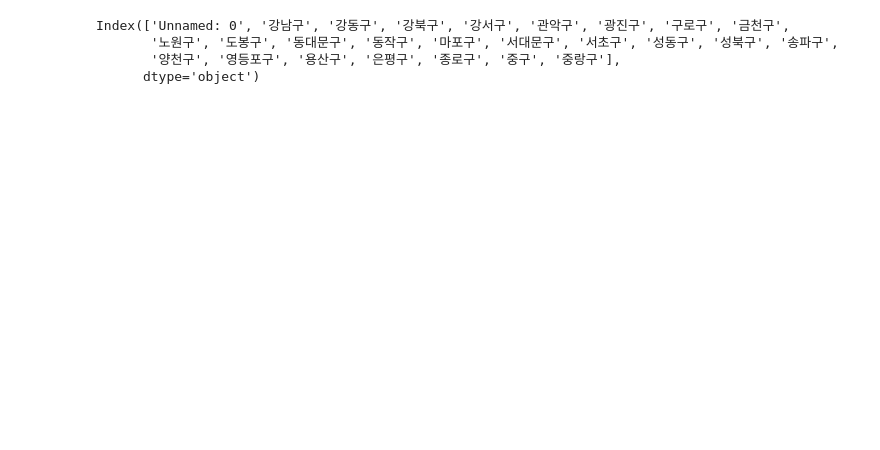
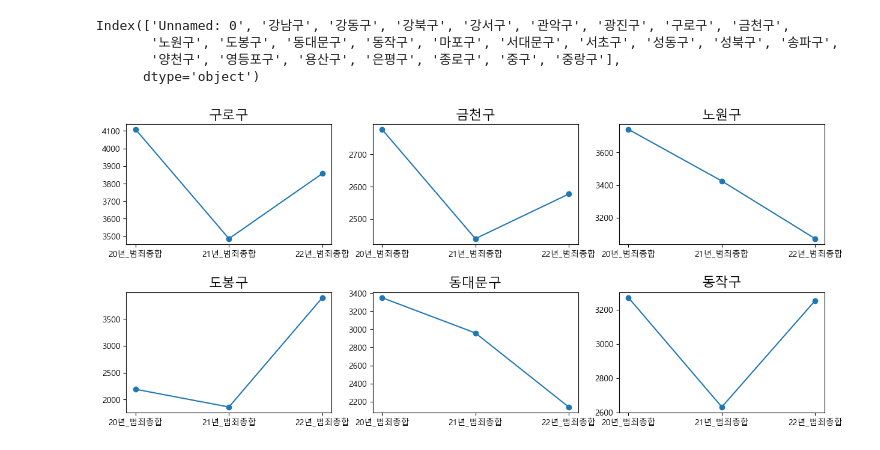
Before and after one commit to BanSugyeong/Crime-Alert-Service, a Jupyter notebook: crime/crime_데이터양식.ipynb, the cells around one changed output. Saved outputs shown, nothing was run; the diff lists cells and outputs as text; code cells hidden in the pictures; blank space fills up the shorter version.

```diff
--- a/crime/crime_데이터양식.ipynb
+++ b/crime/crime_데이터양식.ipynb
@@ -451,3 +389,41 @@ Index(['Unnamed: 0', '강남구', '강동구', '강북구', '강서구', '관악
        '노원구', '도봉구', '동대문구', '동작구', '마포구', '서대문구', '서초구', '성동구', '성북구', '송파구',
        '양천구', '영등포구', '용산구', '은평구', '종로구', '중구', '중랑구'],
       dtype='object')
+# %%
+plt.rcParams['font.family'] = 'Malgun Gothic'
+plt.figure(figsize=(15, 6))
+plt.subplots_adjust(left=0.125, bottom=0.1, right=0.9, top=0.9, wspace=0.2, hspace=0.4)
+
+# 구로구
+plt.subplot(231)
+plt.plot(crime_1['Unnamed: 0'], crime_1['구로구'], marker='o', linestyle='-')
+plt.title('구로구', fontsize=16)
+
+# 금천구
+plt.subplot(232)
+plt.plot(crime_1['Unnamed: 0'], crime_1['금천구'], marker='o', linestyle='-')
+plt.title('금천구', fontsize=16)
+
+# 노원구
+plt.subplot(233)
+plt.plot(crime_1['Unnamed: 0'], crime_1['노원구'], marker='o', linestyle='-')
+plt.title('노원구', fontsize=16)
+
+# 도봉구
+plt.subplot(234)
+plt.plot(crime_1['Unnamed: 0'], crime_1['도봉구'], marker='o', linestyle='-')
+plt.title('도봉구', fontsize=16)
+
+# 동대문구
+plt.subplot(235)
+plt.plot(crime_1['Unnamed: 0'], crime_1['동대문구'], marker='o', linestyle='-')
+plt.title('동대문구', fontsize=16)
+
+# 동작구
+plt.subplot(236)
+plt.plot(crime_1['Unnamed: 0'], crime_1['동작구'], marker='o', linestyle='-')
+plt.title('동작구', fontsize=16)
+
+plt. savefig("자치구별 범죄 시각화(구로구-동작구).png")
+# %% [output]
+[figure, added]
```
Also changed, not shown: parts of 9 cells of this notebook, 20 other files.
